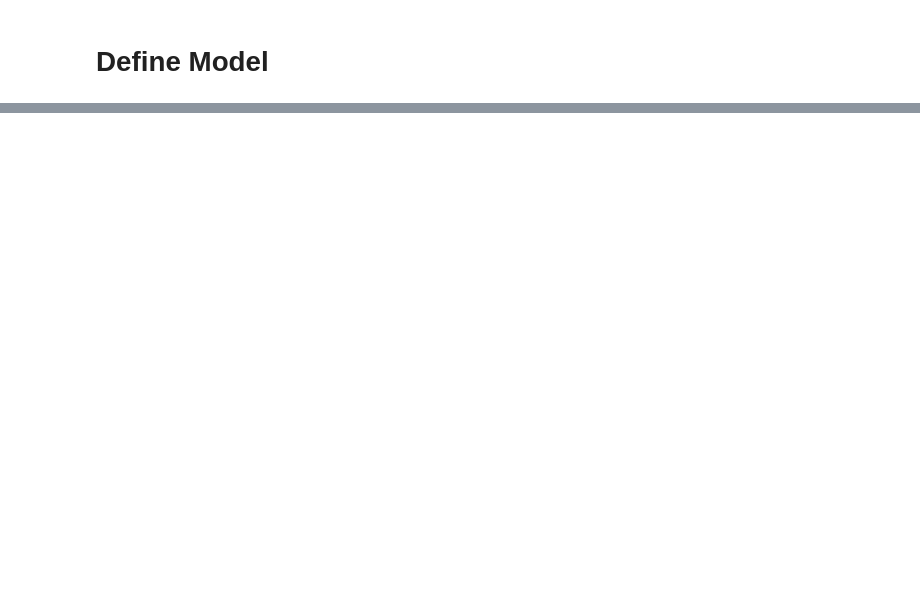
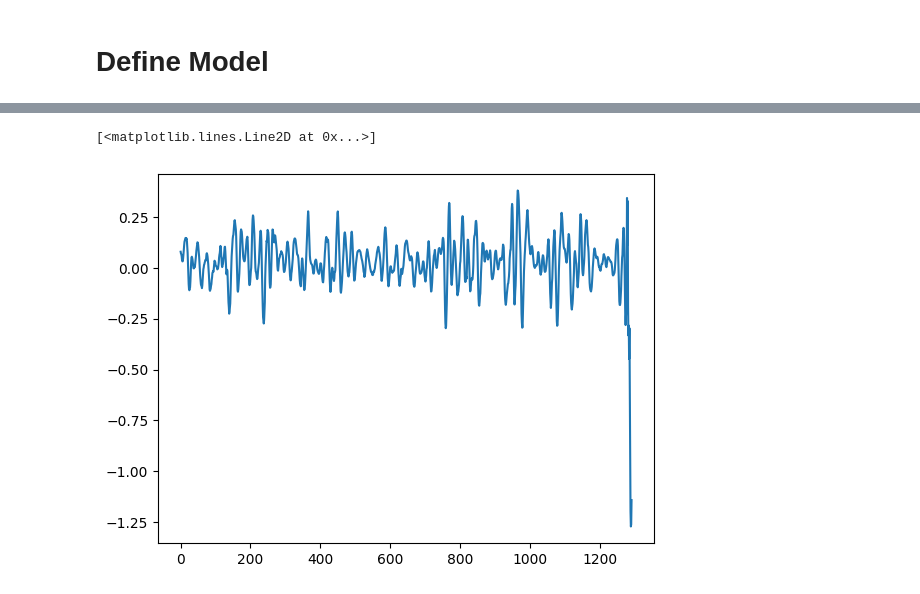
Before and after one commit to vitorwashiya/Pytorch-Finance, a Jupyter notebook: pytorch-finance.ipynb, the cells around one changed output, grey strips where cells are left out. Drawn from its saved outputs; the diff is of its cells as text; code cells hidden in the pictures; blank space fills up the shorter version.

```diff
--- a/pytorch-finance.ipynb
+++ b/pytorch-finance.ipynb
@@ -99 +114,16 @@ optimizer = optim.Adam(
+# %%
+input_size=X_train.size(-1)
+hidden_size=128
+num_layers=2
+out_features=y_train.size(-1)
+model = LSTMModel(input_size, hidden_size, num_layers, out_features)
+
+learning_rate = 1e-2
+num_epochs = 2000
+criterion = nn.MSELoss()
+optimizer = optim.SGD(
+    model.parameters(),
+    lr=learning_rate,
+    momentum=0.2
+)
 # %%
@@ -136,2 +210,6 @@ scaler.inverse_transform(y_train[0].detach().numpy())[0][0]
 # %%
 import matplotlib.pyplot as plt
+plt.plot(y_pred_v)
+# %% [output]
+[<matplotlib.lines.Line2D at 0x...>]
+[figure, added]
```
Also changed, not shown: parts of 22 cells of this notebook, 1 other file.
